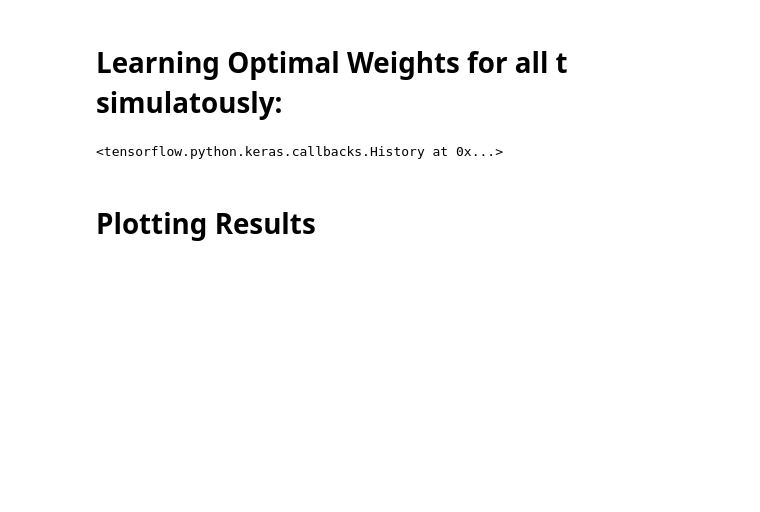
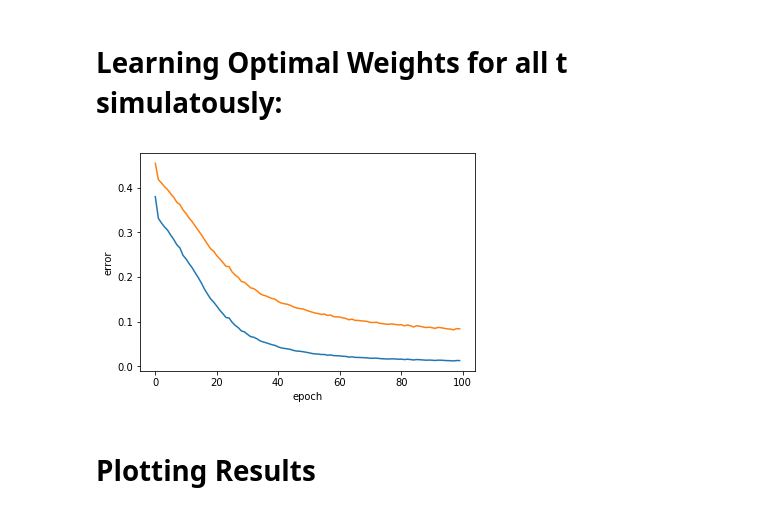
Before and after one commit to paula-gradu/El-Nino, a Jupyter notebook: Regression Using Feed-Forward Neural Network [REDUCED FEATURE SET].ipynb, the cells around one changed output. Cells and saved outputs as stored; diff of their text form; code cells hidden in the pictures; blank space fills up the shorter version.

```diff
--- a/Regression Using Feed-Forward Neural Network [REDUCED FEATURE SET].ipynb
+++ b/Regression Using Feed-Forward Neural Network [REDUCED FEATURE SET].ipynb
@@ -148,5 +169,7 @@ for t in range(T):
 # %% [markdown]
 # Learning Optimal Weights for all t simulatously:
+# %%
+epochs = 100
 # %%
 cumulative_model = tf.keras.models.Sequential([
                   tf.keras.layers.Dense(N1,  kernel_initializer='normal', activation = tf.nn.relu),
@@ -162,9 +185,14 @@ cumulative_model.reset_states()
 
 cumulative_model.compile(optimizer='adam', loss='mae', metrics=['mse', 'mae'])
 
-cumulative_model.fit(train, train_labels, epochs = epochs, verbose = 0)
+cumulative_history = cumulative_model.fit(train, train_labels, epochs = epochs, verbose = 0)
-# %% [output]
-<tensorflow.python.keras.callbacks.History at 0x...>
+# %%
+plt.plot(cumulative_history.history['mean_squared_error'], label = "MSE");
+plt.plot(cumulative_history.history['mean_absolute_error'], label = "MAE");
+plt.ylabel('error');
+plt.xlabel('epoch');
+# %% [output]
+[figure, added]
 # %%
 cumulative_val_pred = cumulative_model.predict(val)
 # %%
```
Also changed, not shown: parts of 34 cells of this notebook, 1 other file.
